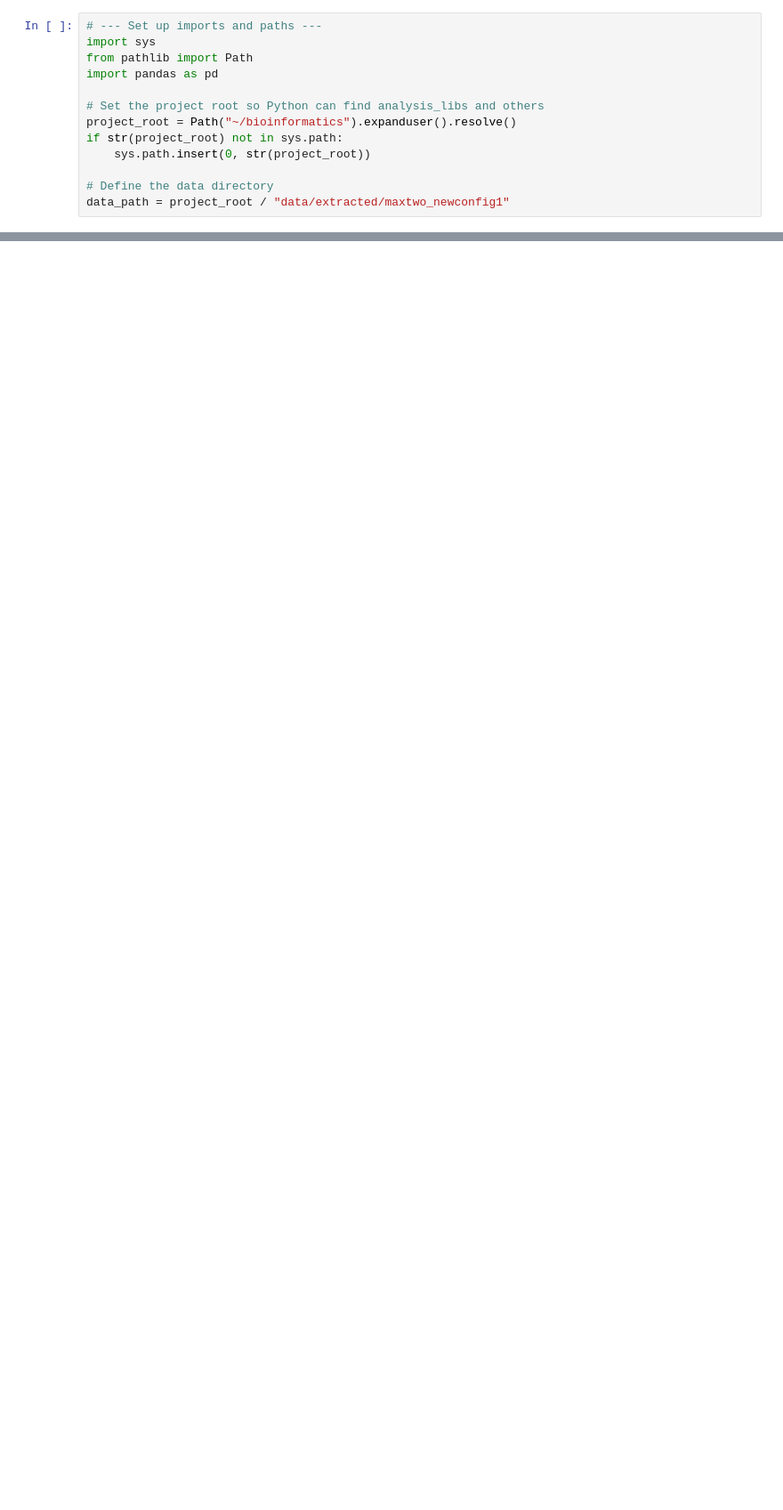
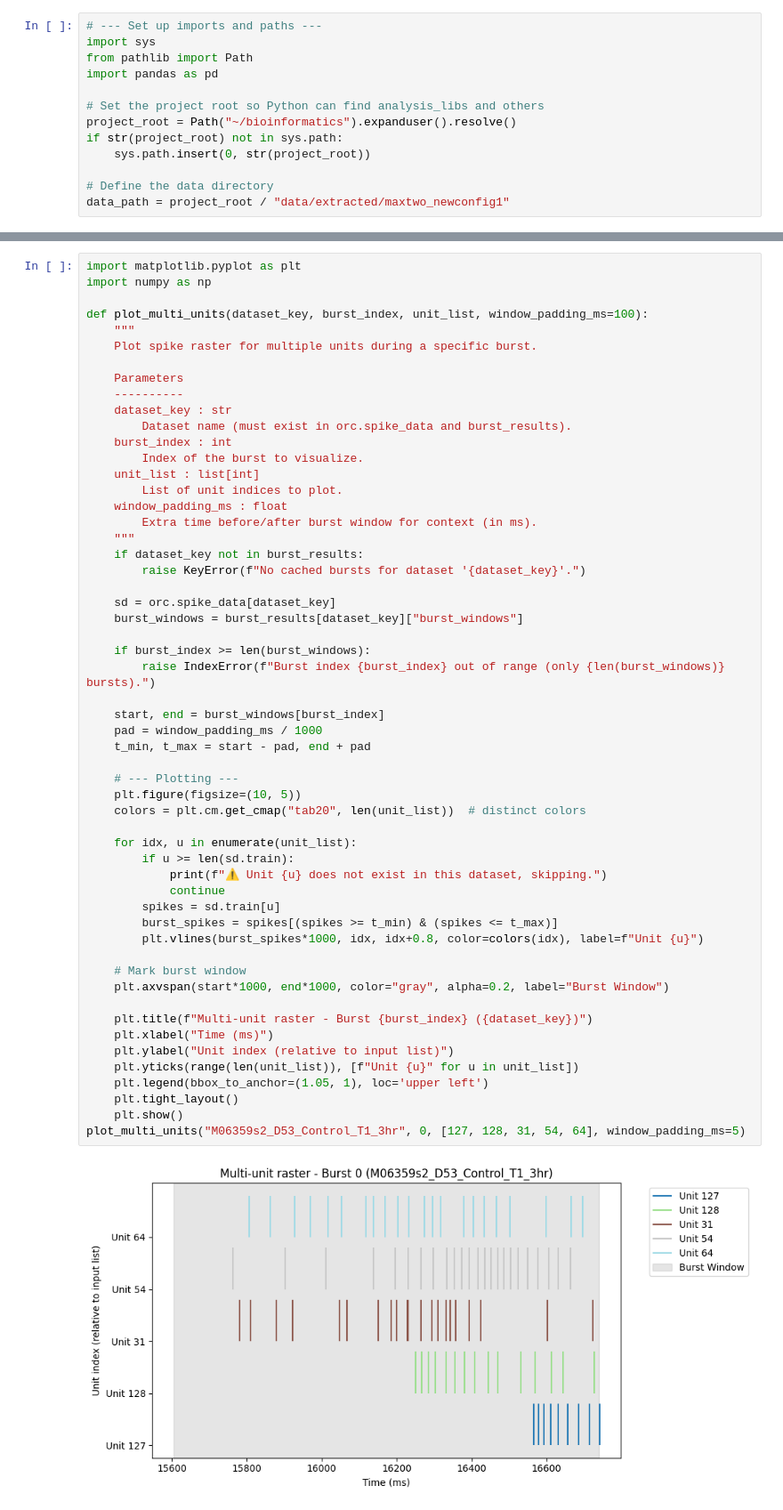
Before and after one commit to JamesVLF/bioinformatics, a Jupyter notebook: projects/parkinsons/notebooks/burst_analysis_micro.ipynb, the cells around one changed output, grey strips where cells are left out. Shown at 89% size. Drawn from its saved outputs; the diff is of its cells as text; blank space fills up the shorter version.

```diff
--- a/projects/parkinsons/notebooks/burst_analysis_micro.ipynb
+++ b/projects/parkinsons/notebooks/burst_analysis_micro.ipynb
@@ -173,3 +553,60 @@ display(fig)
+# %%
+import matplotlib.pyplot as plt
+import numpy as np
+
+def plot_multi_units(dataset_key, burst_index, unit_list, window_padding_ms=100):
+    """
+    Plot spike raster for multiple units during a specific burst.
+
+    Parameters
+    ----------
+    dataset_key : str
+        Dataset name (must exist in orc.spike_data and burst_results).
+    burst_index : int
+        Index of the burst to visualize.
+    unit_list : list[int]
+        List of unit indices to plot.
+    window_padding_ms : float
+        Extra time before/after burst window for context (in ms).
+    """
+    if dataset_key not in burst_results:
+        raise KeyError(f"No cached bursts for dataset '{dataset_key}'.")
+
+    sd = orc.spike_data[dataset_key]
+    burst_windows = burst_results[dataset_key]["burst_windows"]
+
+    if burst_index >= len(burst_windows):
+        raise IndexError(f"Burst index {burst_index} out of range (only {len(burst_windows)} bursts).")
+
+    start, end = burst_windows[burst_index]
+    pad = window_padding_ms / 1000
+    t_min, t_max = start - pad, end + pad
+
+    # --- Plotting ---
+    plt.figure(figsize=(10, 5))
+    colors = plt.cm.get_cmap("tab20", len(unit_list))  # distinct colors
+
+    for idx, u in enumerate(unit_list):
+        if u >= len(sd.train):
+            print(f"⚠️ Unit {u} does not exist in this dataset, skipping.")
+            continue
+        spikes = sd.train[u]
+        burst_spikes = spikes[(spikes >= t_min) & (spikes <= t_max)]
+        plt.vlines(burst_spikes*1000, idx, idx+0.8, color=colors(idx), label=f"Unit {u}")
+
+    # Mark burst window
+    plt.axvspan(start*1000, end*1000, color="gray", alpha=0.2, label="Burst Window")
+
+    plt.title(f"Multi-unit raster - Burst {burst_index} ({dataset_key})")
+    plt.xlabel("Time (ms)")
+    plt.ylabel("Unit index (relative to input list)")
+    plt.yticks(range(len(unit_list)), [f"Unit {u}" for u in unit_list])
+    plt.legend(bbox_to_anchor=(1.05, 1), loc='upper left')
+    plt.tight_layout()
+    plt.show()
+plot_multi_units("M06359s2_D53_Control_T1_3hr", 0, [127, 128, 31, 54, 64], window_padding_ms=5)
+# %% [output]
+[figure, added]
 # %%
 # 1) build a quick df to inspect burst durations and identify nice plot candidates
 '''
```
Also changed, not shown: parts of 33 cells of this notebook, 14 other files.
